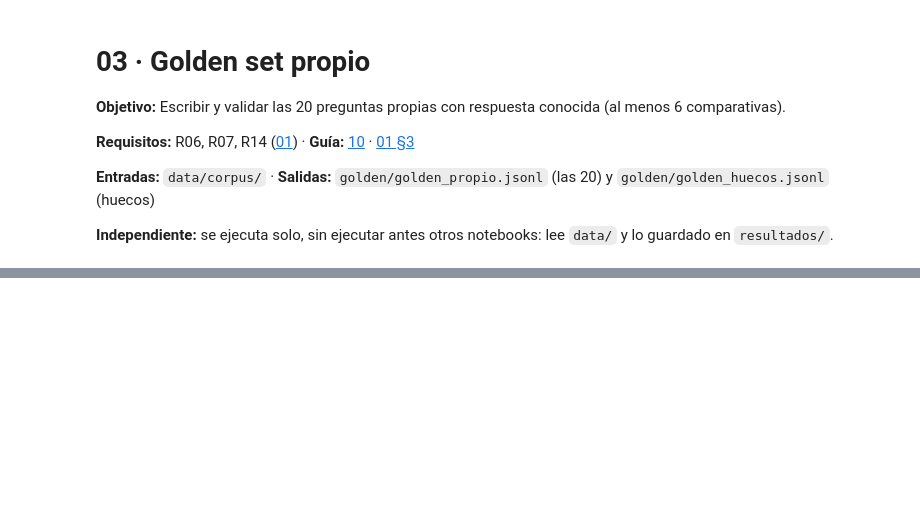
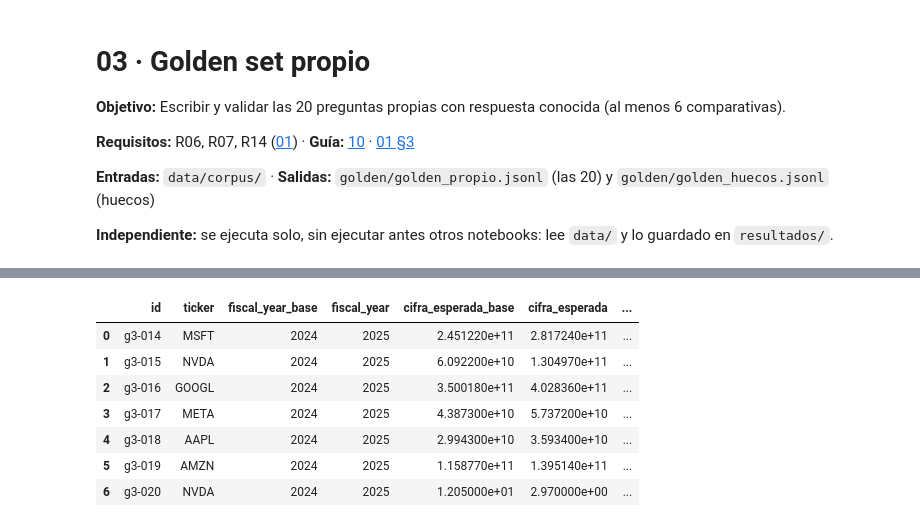
Before and after one commit to Romequinco/10k-financial-agent, a Jupyter notebook: notebooks/03_golden_set.ipynb, the cells around one changed output, grey strips where cells are left out. Cells and saved outputs as stored; diff of their text form; code cells hidden in the pictures; blank space fills up the shorter version.

Commit message:
03: golden set propio (20 preguntas) y de huecos; cargar/guardar/validar en evaluacion.py

```diff
--- a/notebooks/03_golden_set.ipynb
+++ b/notebooks/03_golden_set.ipynb
@@ -46,0 +435,80 @@ Guía: [10 §5](../docs/10_skill_golden_set.md)
+# %%
+SELECCION_COMP = {
+    "msft-rev":  4,     # operating income, cost of revenue y gross margin con cifras
+    "nvda-rev":  1,     # "Revenue growth in fiscal year 2025 was driven by data center…"
+    "googl-rev": 2,     # Google Cloud +15,5 B, el mayor motor del crecimiento
+    "meta-rd":   1,     # "The increase was mostly due to higher employee compensation…"
+    "aapl-cash": 1,     # los 2,6 B en escrow
+    "amzn-ocf":  0,     # cita las dos cifras exactas de XBRL
+    "nvda-eps":  1,     # la reexpresión retroactiva del split
+}
+
+inicio = len(numericas) + len(extractivas) + 1
+comparativas = []
+for i, e in enumerate(ESPEC_COMPARATIVAS, start=inicio):
+    opciones = CANDIDATAS_COMP[e["clave"]]
+    assert opciones, (f"{e['clave']}: sin candidatas en {e['ticker']} FY{e['recien']} "
+                      f"item {e['item']}. Afloja los términos en la 13a y repítela.")
+    idx = SELECCION_COMP[e["clave"]]
+    assert idx < len(opciones), f"{e['clave']}: solo hay {len(opciones)} candidatas, pediste la {idx}"
+    frase = opciones[idx]
+
+    f_base = hecho(e["ticker"], e["base"], e["concepto"])
+    f_rec = hecho(e["ticker"], e["recien"], e["concepto"])
+    v_base, v_rec = float(f_base["value"]), float(f_rec["value"])
+    unidad = unidad_de(e["concepto"], f_rec)
+    variacion = 100 * (v_rec - v_base) / abs(v_base)
+
+    comparativas.append({
+        "id": f"{PREFIJO}-{i:03d}",
+        "pregunta": (f"¿Cómo evolucionó {e['etiqueta']} de {e['ticker']} entre los ejercicios "
+                     f"fiscales {e['base']} y {e['recien']}, y qué explica la dirección al respecto?"),
+        "familia": "comparativa",
+        "ticker": e["ticker"],
+        "fiscal_year": e["recien"],
+        "respuesta_esperada": (f"De {fmt_es(v_base, e['dec'])} a {fmt_es(v_rec, e['dec'])} "
+                               f"{unidad}, un {fmt_es(variacion, 1)} %."),
+        "cifra_esperada": v_rec,
+        "unidad": unidad,
+        "concept_xbrl": e["concepto"],
+        "herramienta_esperada": ["get_xbrl_fact", "search_filings"],
+        "autor": AUTOR,
+        # campos extra, fuera del esquema oficial
+        "fiscal_year_base": e["base"],
+        "cifra_esperada_base": v_base,
+        "variacion_pct_esperada": round(variacion, 2),
+        **anclar(e["ticker"], e["recien"], e["item"], frase),
+    })
+
+# nvda-eps: la comparación cruza dos bases de acciones. El texto lo cuenta,
+# XBRL no, y por eso esta pregunta mide algo que ninguna otra mide.
+comp_eps = next(r for r in comparativas if r["ticker"] == "NVDA"
+                and r["concept_xbrl"] == "EarningsPerShareBasic")
+comp_eps["pregunta"] = (
+    "¿Cómo evolucionó el beneficio por acción básico de NVIDIA entre los ejercicios "
+    "fiscales 2024 y 2025, y es esa variación comparable entre ambos ejercicios?")
+comp_eps["respuesta_esperada"] = (
+    f"XBRL reporta {fmt_es(comp_eps['cifra_esperada_base'], 2)} USD/acción en FY2024 y "
+    f"{fmt_es(comp_eps['cifra_esperada'], 2)} en FY2025, pero las dos cifras no son "
+    "comparables: en junio de 2024 NVIDIA ejecutó un split de diez por una y el 10-K de "
+    "FY2025 reexpresa retroactivamente los importes por acción a la nueva base. El "
+    "beneficio neto creció de 29.760 a 72.880 millones de USD.")
+
+display(pd.DataFrame(comparativas)[["id", "ticker", "fiscal_year_base", "fiscal_year",
+                                    "cifra_esperada_base", "cifra_esperada",
+                                    "variacion_pct_esperada", "item_esperado"]])
+for r in comparativas:
+    print(f"\n{r['id']} · {r['ticker']} FY{r['fiscal_year']} item {r['item_esperado']}")
+    print(textwrap.fill(r["ancla_texto"], 92))
+
+# Recorta encabezados pegados: el ancla es la frase, no el título del apartado.
+RECORTES = {
+    "g3-015": "Revenue growth in fiscal year 2025 was driven by",
+    "g3-016": "Google Cloud revenues increased",
+}
+for r in comparativas:
+    if (corte := RECORTES.get(r["id"])) and corte in r["ancla_texto"]:
+        frase = r["ancla_texto"][r["ancla_texto"].index(corte):]
+        r.update(anclar(r["ticker"], r["fiscal_year"], r["item_esperado"], frase))
+        print(f"{r['id']} recortada → chunk {r['chunk_id_esperado']}")
+# %% [output]
@@ -46,0 +516,8 @@ Guía: [10 §5](../docs/10_skill_golden_set.md)
+|  | id | ticker | fiscal_year_base | fiscal_year | cifra_esperada_base | cifra_esperada | ... |
+| 0 | g3-014 | MSFT | 2024 | 2025 | 2.451220e+11 | 2.817240e+11 | ... |
+| 1 | g3-015 | NVDA | 2024 | 2025 | 6.092200e+10 | 1.304970e+11 | ... |
+| 2 | g3-016 | GOOGL | 2024 | 2025 | 3.500180e+11 | 4.028360e+11 | ... |
+| 3 | g3-017 | META | 2024 | 2025 | 4.387300e+10 | 5.737200e+10 | ... |
+| 4 | g3-018 | AAPL | 2024 | 2025 | 2.994300e+10 | 3.593400e+10 | ... |
+| 5 | g3-019 | AMZN | 2024 | 2025 | 1.158770e+11 | 1.395140e+11 | ... |
+| 6 | g3-020 | NVDA | 2024 | 2025 | 1.205000e+01 | 2.970000e+00 | ... |
```
Also changed, not shown: parts of 18 cells of this notebook, 3 other files.
